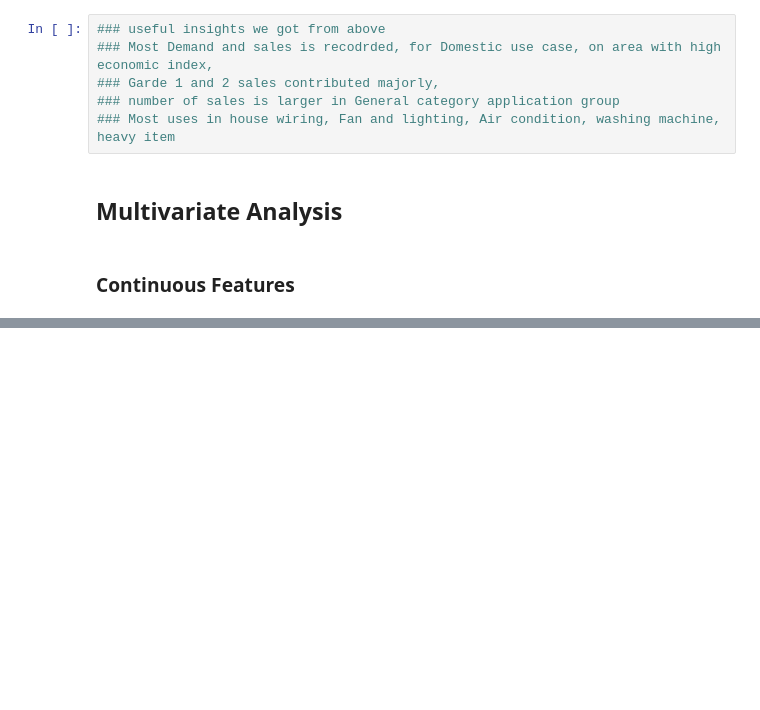
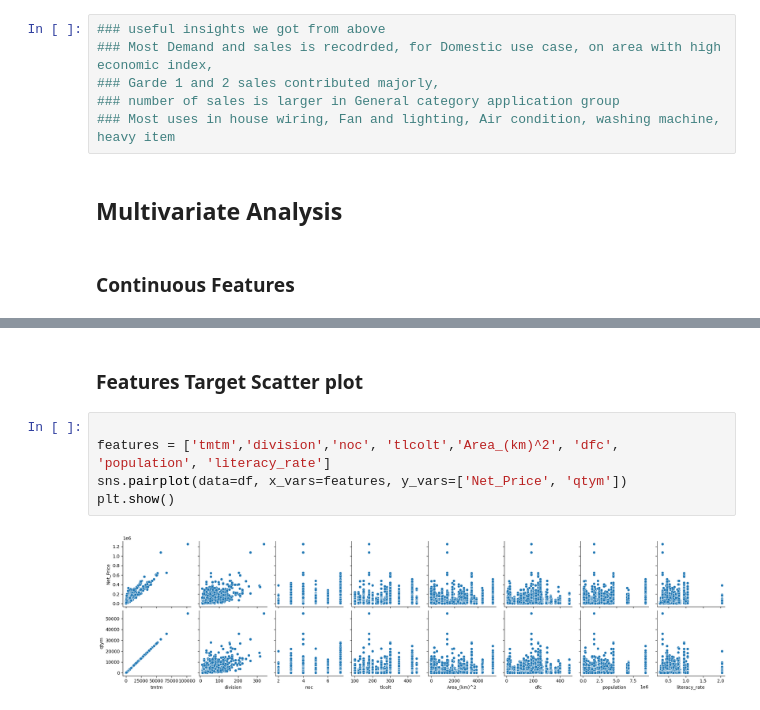
Before and after one commit to Maruf2309/demand-forecast-SQGroup, a Jupyter notebook: notebooks/b_PreProcess/a_EDA.ipynb, the cells around one changed output, grey strips where cells are left out. Drawn from its saved outputs; the diff is of its cells as text; blank space fills up the shorter version.

```diff
--- a/notebooks/b_PreProcess/a_EDA.ipynb
+++ b/notebooks/b_PreProcess/a_EDA.ipynb
@@ -327,0 +332,9 @@ plt.show()
+# %% [markdown]
+### Features Target Scatter plot
+# %%
+
+features = ['tmtm','division','noc', 'tlcolt','Area_(km)^2', 'dfc', 'population', 'literacy_rate']
+sns.pairplot(data=df, x_vars=features, y_vars=['Net_Price', 'qtym'])
+plt.show()
+# %% [output]
+[figure, added]
```
Also changed, not shown: parts of 8 cells of this notebook, 1 other file.
